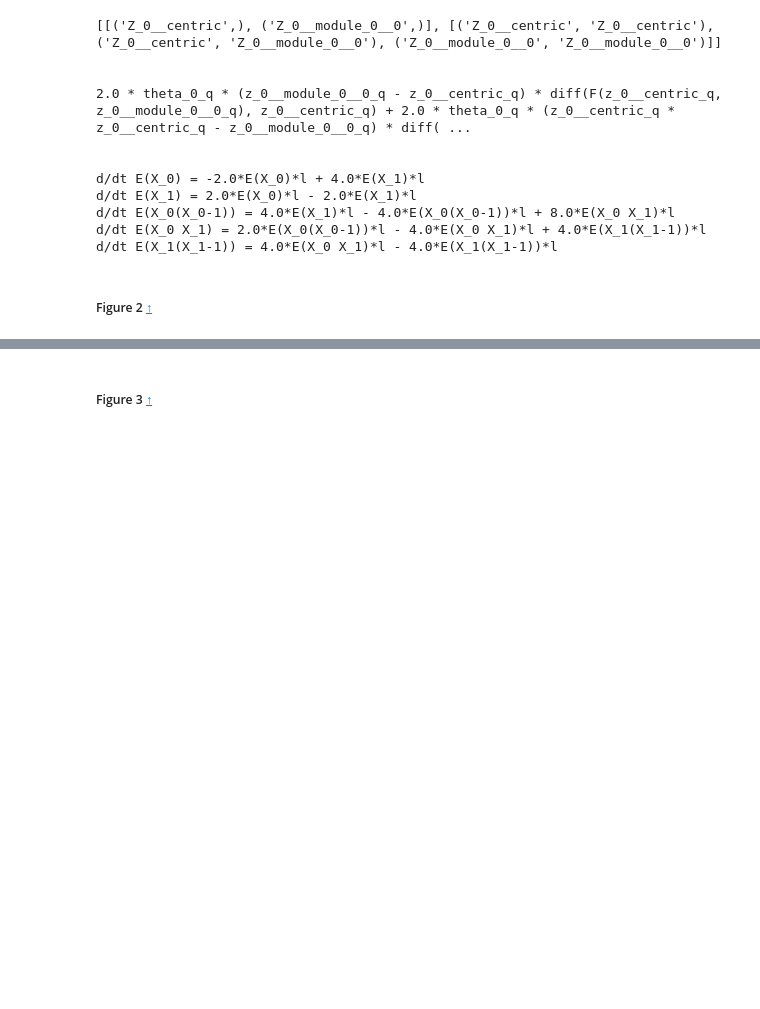
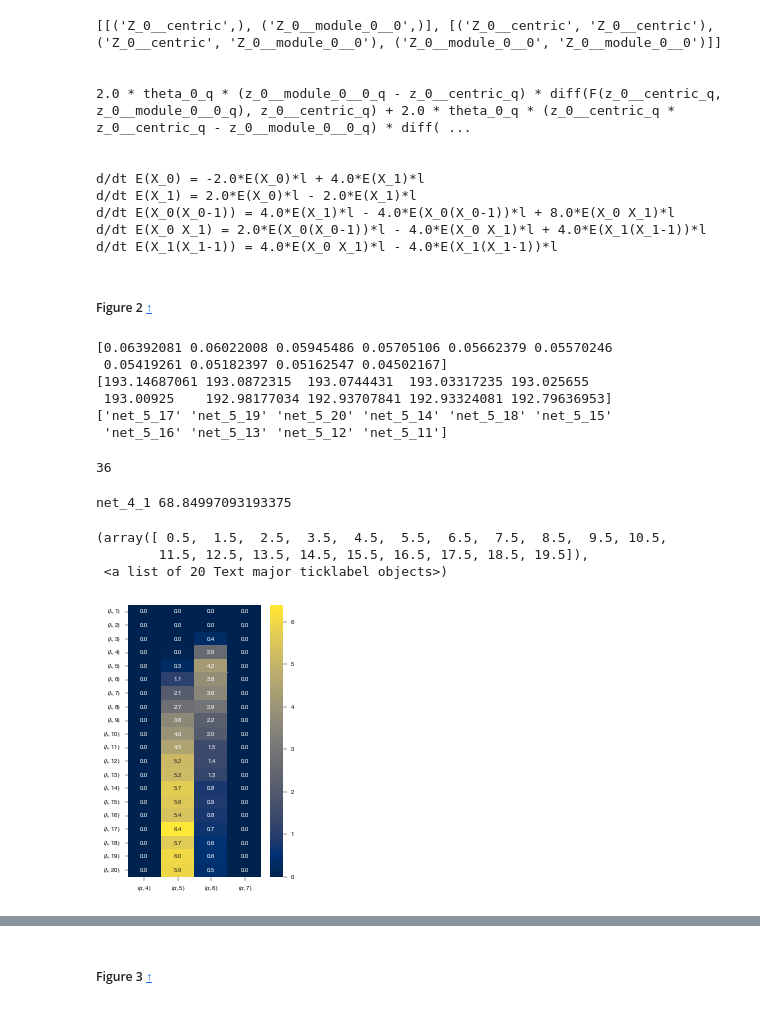
Before and after one commit to mauricelanghinrichs/memocell, a Jupyter notebook: paper/paper_figures.ipynb, the cells around one changed output, grey strips where cells are left out. Cells and saved outputs as stored; diff of their text form; code cells hidden in the pictures; blank space fills up the shorter version.

```diff
--- a/paper/paper_figures.ipynb
+++ b/paper/paper_figures.ipynb
@@ -1192,3 +1192,34 @@ d/dt E(X_0 X_1) = 2.0*E(X_0(X_0-1))*l - 4.0*E(X_0 X_1)*l + 4.0*E(X_1(X_1-1))*l
 d/dt E(X_1(X_1-1)) = 4.0*E(X_0 X_1)*l - 4.0*E(X_1(X_1-1))*l
 # %% [markdown]
 ##### Figure 2 <a id='figure2'></a> [↑](#top)
+# %%
+# example parameter posterior
+res = pickle.load(open('in_silico_files/estimation_in_silico_data_cd44_sigma022_min2.pickle', 'rb'))
+# %%
+net_names = [est.net.net_name for est in res]
+model_probs = me.selection.compute_model_probabilities(res)
+log_evids = [est.bay_est_log_evidence for est in res]
+
+sort_inds = np.array(- model_probs).argsort()
+net_names_sorted = np.array(net_names)[sort_inds]
+model_probs_sorted = np.array(model_probs)[sort_inds]
+log_evids_sorted = np.array(log_evids)[sort_inds]
+
+print(model_probs_sorted[:10])
+print(log_evids_sorted[:10])
+print(net_names_sorted[:10])
+# %% [output]
+[0.06392081 0.06022008 0.05945486 0.05705106 0.05662379 0.05570246
+ 0.05419261 0.05182397 0.05162547 0.04502167]
+[193.14687061 193.0872315  193.0744431  193.03317235 193.025655
+ 193.00925    192.98177034 192.93707841 192.93324081 192.79636953]
+['net_5_17' 'net_5_19' 'net_5_20' 'net_5_14' 'net_5_18' 'net_5_15'
+ 'net_5_16' 'net_5_13' 'net_5_12' 'net_5_11']
+# %%
+print(net_names.index('net_5_17'))
+# %% [output]
+36
+# %%
+print(res[0].net.net_name, res[0].bay_est_log_evidence)
+# %% [output]
+net_4_1 68.84997093193375
@@ -1194,0 +1252,27 @@ d/dt E(X_1(X_1-1)) = 4.0*E(X_0 X_1)*l - 4.0*E(X_1(X_1-1))*l
+# %%
+steps_list = range(1, 11) # 11, 21
+
+steps_lambda = range(1, 21) # range(1, 21) # [5, 10, 15, 20, 25, 30, 35, 40, 50, 60, 70, 80]
+steps_alpha = range(4, 8) # range(4, 8) # [3]
+rows = [fr'$(\lambda, {i})$' for i in steps_lambda] # steps_list # range(1, 21)]
+cols = [fr'$(\alpha, {i})$' for i in steps_alpha] # steps_list # range(1, 6)]
+
+model_probs_2d = np.zeros((len(rows), len(cols)))
+
+for i, row_step in enumerate(rows):
+    for j, col_step in enumerate(cols):
+        name = f'net_{steps_alpha[j]}_{steps_lambda[i]}'
+        net_index = net_names.index(name)
+        model_probs_2d[i, j] = model_probs[net_index]
+
+df = pd.DataFrame(model_probs_2d * 100.0, index=rows, columns=cols)
+
+plt.figure(figsize=(3, 5)) # 8, 4 or 6, 8
+sns.heatmap(df, cmap='cividis', annot=True, fmt='.1f') # 'plasma' # annot=True
+plt.yticks(rotation=0, va='center')
+# plt.savefig('paper_figures/model_probs_cd44_minimal2.pdf')
+# %% [output]
+(array([ 0.5,  1.5,  2.5,  3.5,  4.5,  5.5,  6.5,  7.5,  8.5,  9.5, 10.5,
+        11.5, 12.5, 13.5, 14.5, 15.5, 16.5, 17.5, 18.5, 19.5]),
+ <a list of 20 Text major ticklabel objects>)
+[figure, added]
```
Also changed, not shown: parts of 34 cells of this notebook, 16 other files.
